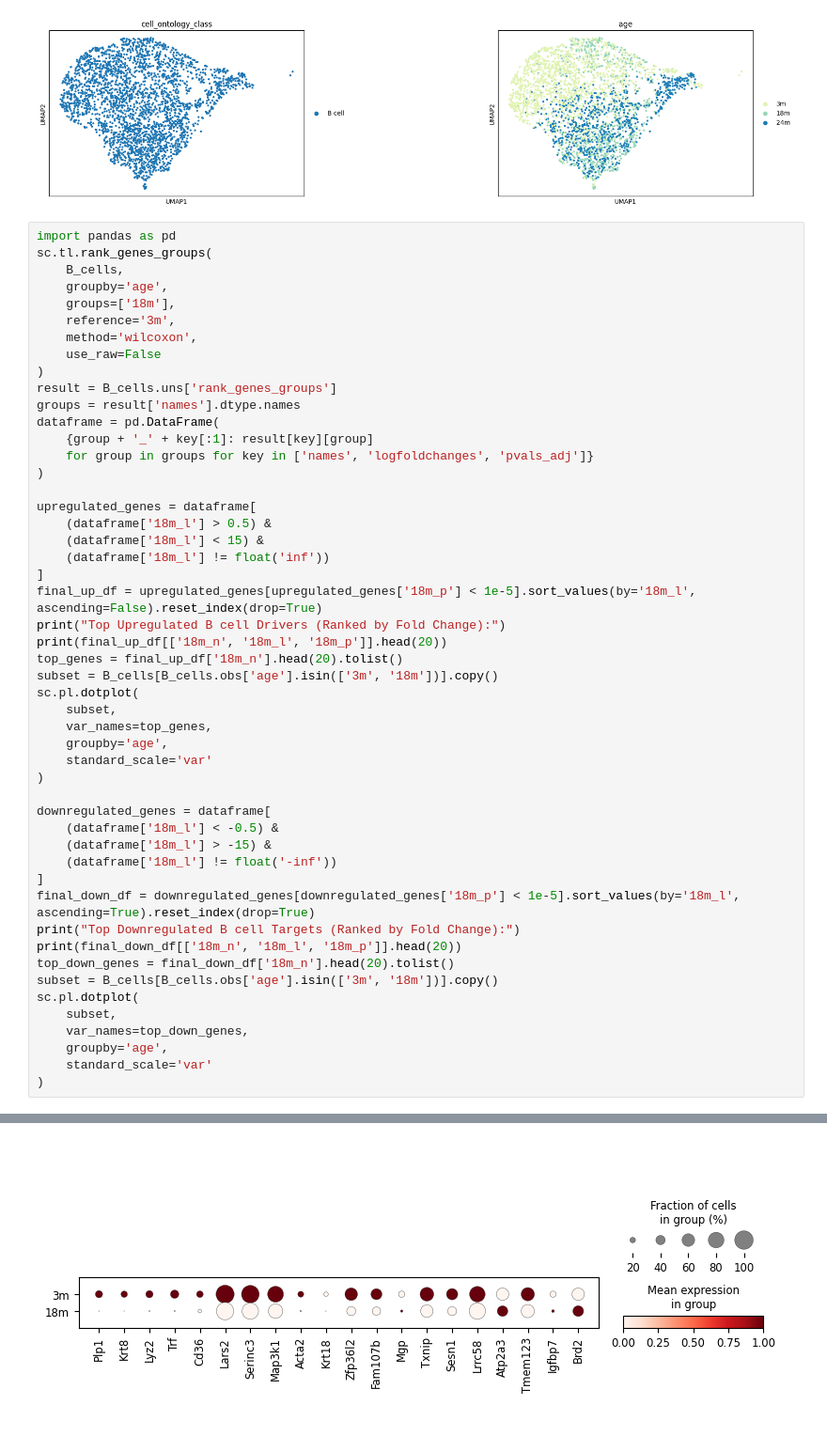
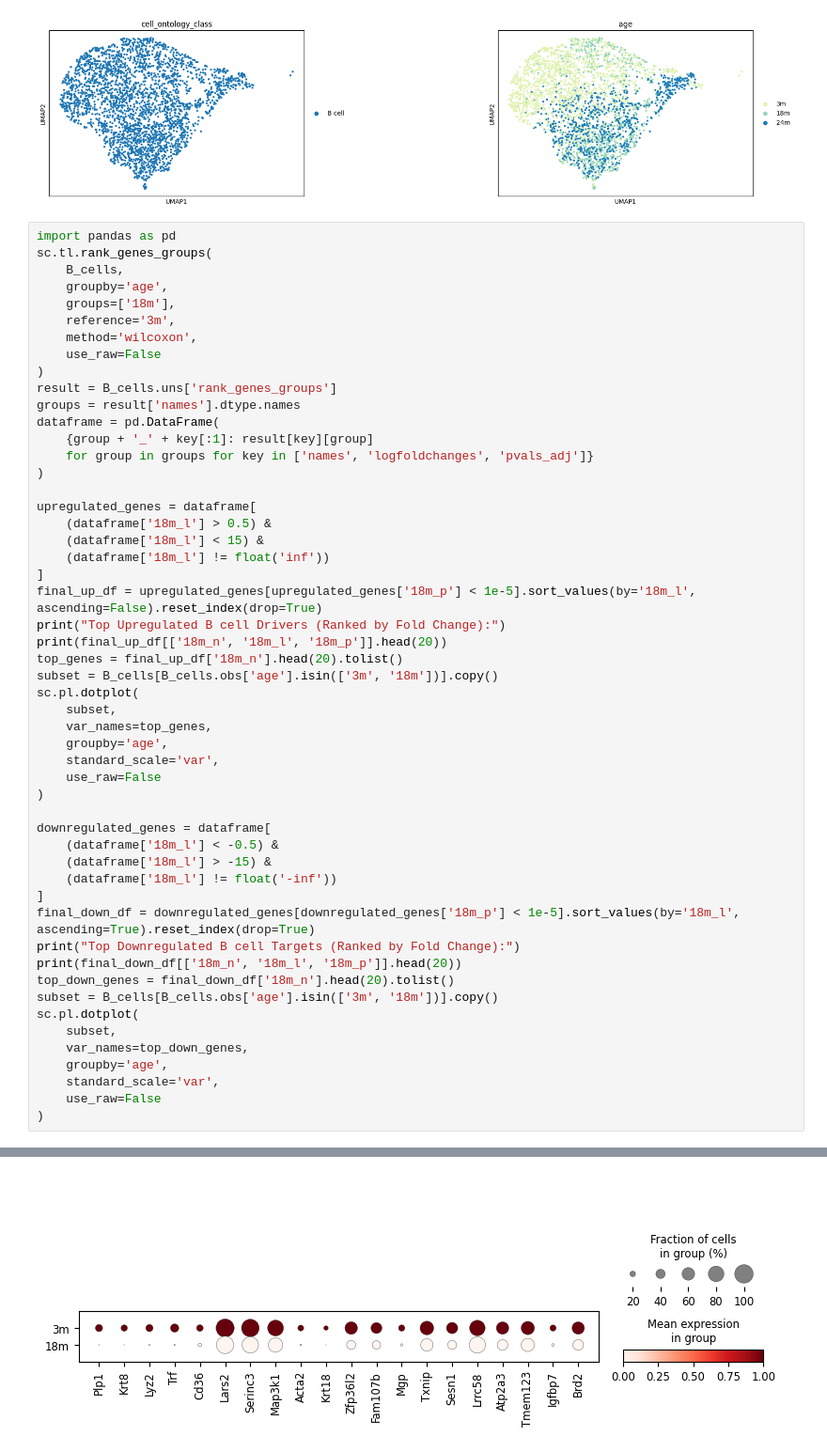
Before and after one commit to gaga0321/scRNA-aging-analysis, a Jupyter notebook: scRNA_aging_analysis_spleen.ipynb, the cells around one changed output, grey strips where cells are left out. Shown at 94% size. Drawn from its saved outputs; the diff is of its cells as text.

```diff
--- a/scRNA_aging_analysis_spleen.ipynb
+++ b/scRNA_aging_analysis_spleen.ipynb
@@ -79,7 +79,8 @@ sc.pl.dotplot(
     subset,
     var_names=top_genes,
     groupby='age',
-    standard_scale='var'
+    standard_scale='var',
+    use_raw=False
 )
 
 downregulated_genes = dataframe[
@@ -96,7 +97,8 @@ sc.pl.dotplot(
     subset,
     var_names=top_down_genes,
     groupby='age',
-    standard_scale='var'
+    standard_scale='var',
+    use_raw=False
 )
 # %% [output]
 Top Upregulated B cell Drivers (Ranked by Fold Change):
@@ -107,34 +109,34 @@ Top Upregulated B cell Drivers (Ranked by Fold Change):
 3      Tomm6  1.715040   3.275881e-32
 4       Jund  1.680943   8.725911e-50
 5        Fos  1.672555   4.398810e-06
 6     Rpl13a  1.596439  5.371354e-178
 7        Aes  1.578456   5.181273e-33
 8      Sf3b4  1.519244   6.006868e-10
 9      Prr13  1.429152   2.333362e-28
 ... (6 lines left out)
 16     Zfp36  1.144962   1.510156e-19
 17     Rpl13  1.124686   2.467367e-86
 18       B2m  1.118673   3.338243e-82
 19       Ltb  1.098416   7.782949e-57
 [figure]
 Top Downregulated B cell Targets (Ranked by Fold Change):
       18m_n     18m_l         18m_p
 0      Plp1 -4.119914  1.582607e-22
 1      Krt8 -3.685878  1.348938e-16
 2      Lyz2 -3.147640  2.614172e-21
 3       Trf -2.790106  3.427813e-30
 4      Cd36 -1.929880  2.581728e-06
 5     Lars2 -1.865545  9.755916e-66
 6   Serinc3 -1.755798  1.614373e-61
 7    Map3k1 -1.672802  1.754261e-35
 8     Acta2 -1.588771  5.466276e-09
 9     Krt18 -1.571114  4.949129e-06
 ... (6 lines left out)
 16   Atp2a3 -1.138767  1.752869e-08
 17  Tmem123 -1.075963  1.338684e-06
 18   Igfbp7 -1.025122  4.085456e-07
 19     Brd2 -1.011401  5.789132e-08
-[figure, old version]
+[figure, new version]
 # %%
 !pip install gseapy
 import gseapy as gp
```
Also changed, not shown: parts of 1 cell of this notebook.
